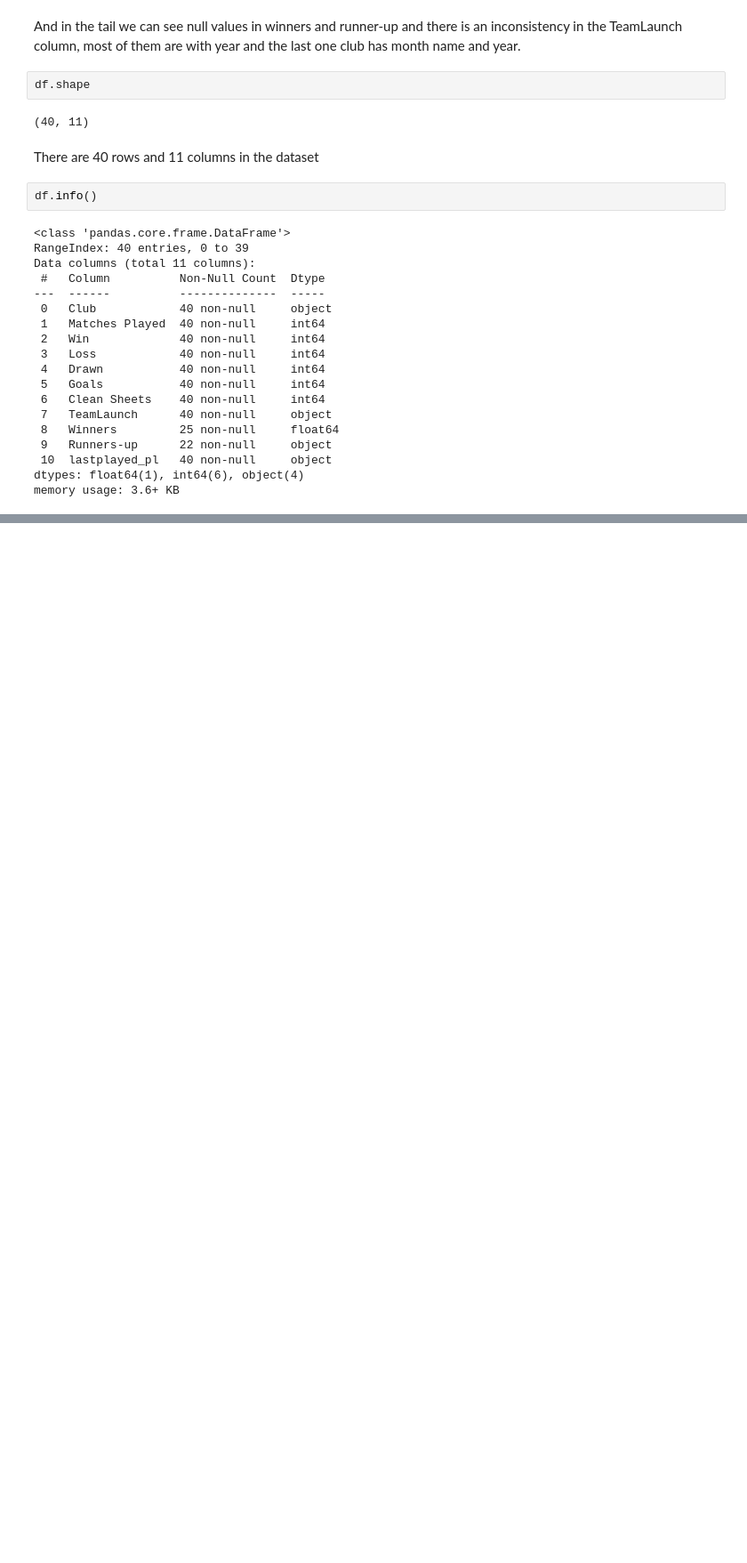
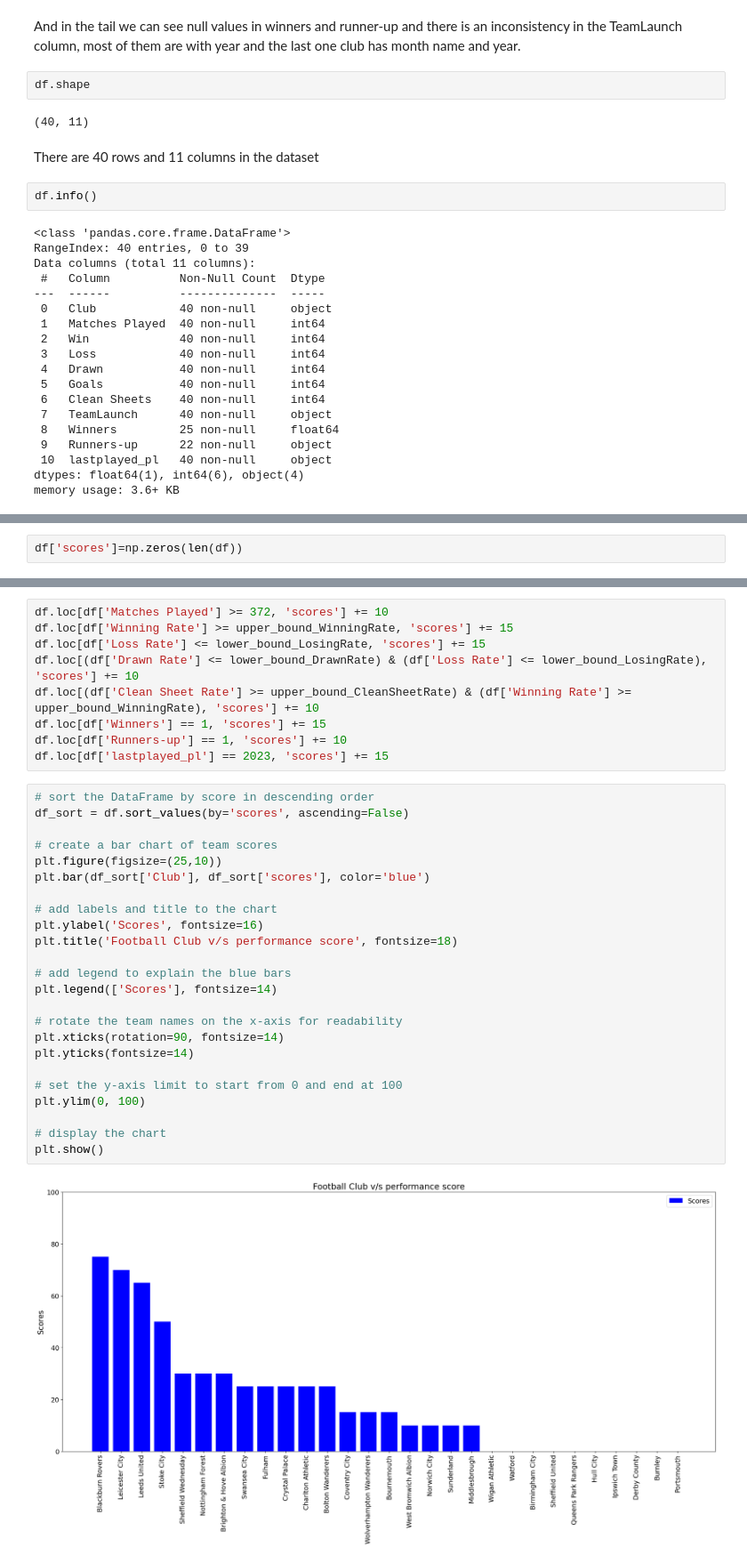
Before and after one commit to ranivaishnav/Data_Analysis_using_statistics, a Jupyter notebook: EDA.ipynb, the cells around one changed output, grey strips where cells are left out. Shown: that part at 89% size. Cells and saved outputs as stored; diff of their text form; blank space fills up the shorter version.

```diff
--- a/EDA.ipynb
+++ b/EDA.ipynb
@@ -56,0 +630,2 @@ There are 40 missing values in each column, indicating that there is no missing
+# %%
+df['scores']=np.zeros(len(df))
@@ -56,0 +641,35 @@ There are 40 missing values in each column, indicating that there is no missing
+# %%
+df.loc[df['Matches Played'] >= 372, 'scores'] += 10
+df.loc[df['Winning Rate'] >= upper_bound_WinningRate, 'scores'] += 15
+df.loc[df['Loss Rate'] <= lower_bound_LosingRate, 'scores'] += 15
+df.loc[(df['Drawn Rate'] <= lower_bound_DrawnRate) & (df['Loss Rate'] <= lower_bound_LosingRate), 'scores'] += 10
+df.loc[(df['Clean Sheet Rate'] >= upper_bound_CleanSheetRate) & (df['Winning Rate'] >= upper_bound_WinningRate), 'scores'] += 10
+df.loc[df['Winners'] == 1, 'scores'] += 15
+df.loc[df['Runners-up'] == 1, 'scores'] += 10
+df.loc[df['lastplayed_pl'] == 2023, 'scores'] += 15
+# %%
+# sort the DataFrame by score in descending order
+df_sort = df.sort_values(by='scores', ascending=False)
+
+# create a bar chart of team scores
+plt.figure(figsize=(25,10))
+plt.bar(df_sort['Club'], df_sort['scores'], color='blue')
+
+# add labels and title to the chart
+plt.ylabel('Scores', fontsize=16)
+plt.title('Football Club v/s performance score', fontsize=18)
+
+# add legend to explain the blue bars
+plt.legend(['Scores'], fontsize=14)
+
+# rotate the team names on the x-axis for readability
+plt.xticks(rotation=90, fontsize=14)
+plt.yticks(fontsize=14)
+
+# set the y-axis limit to start from 0 and end at 100
+plt.ylim(0, 100)
+
+# display the chart
+plt.show()
+# %% [output]
+[figure, added]
```
Also changed, not shown: parts of 78 cells of this notebook.
